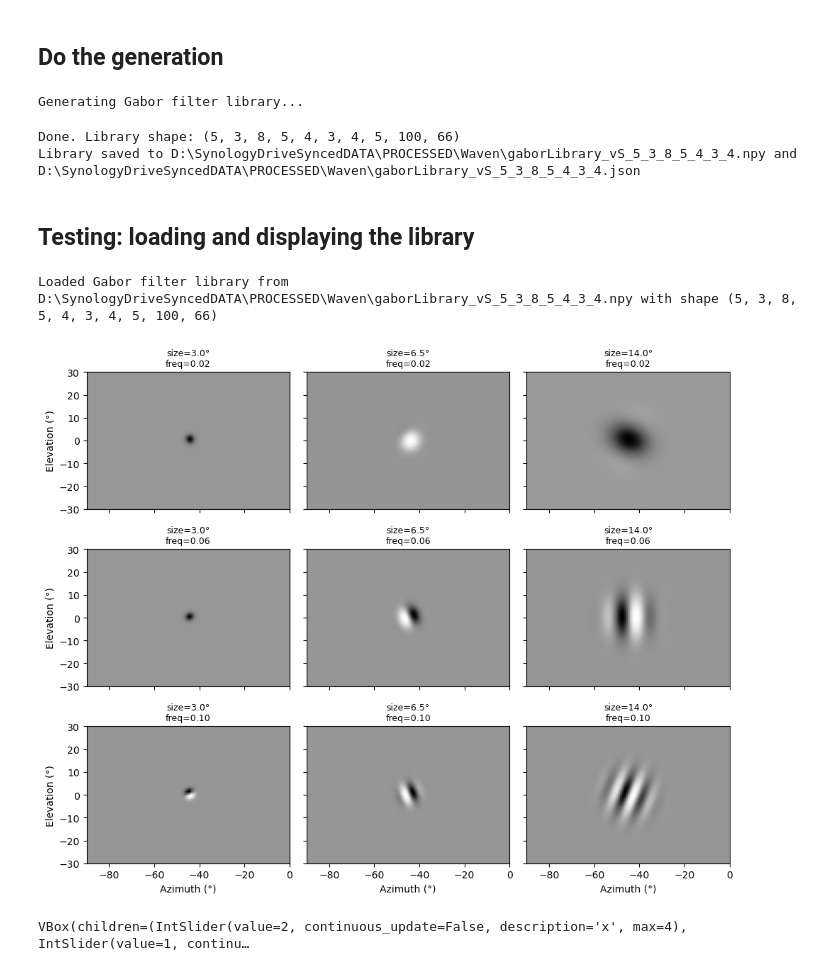
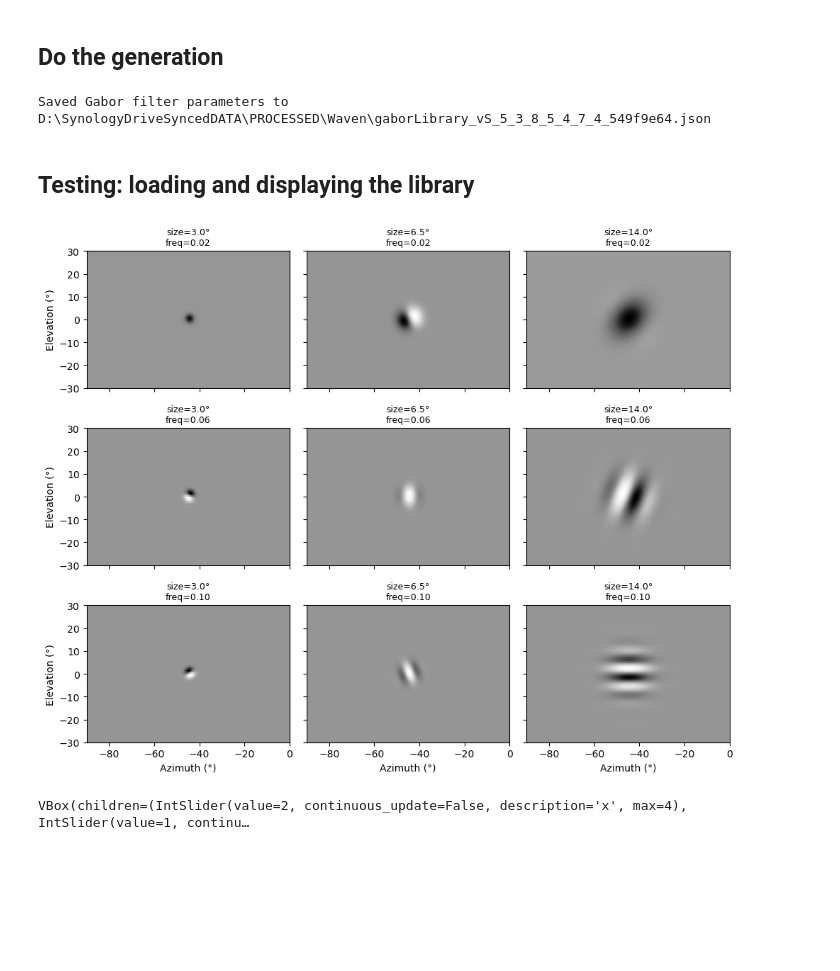
Before and after one commit to katonage/waven2, a Jupyter notebook: waven2/S2_gabor_library_generation_vS.ipynb, the cells around one changed output. Saved outputs shown, nothing was run; the diff lists cells and outputs as text; code cells hidden in the pictures; blank space fills up the shorter version.

```diff
--- a/waven2/S2_gabor_library_generation_vS.ipynb
+++ b/waven2/S2_gabor_library_generation_vS.ipynb
@@ -27,11 +29,11 @@ freq_min = .02 # minimum frequency in cycles per visual degree
 freq_max = .1 # maximum frequency in cycles per visual degree
 n_freqs = 4  # number of frequencies to generate
 
-n_phases = 2  # number of phases to generate
-phase_max = np.pi # maximum phase to generate
+n_phases = 4  # number of phases to generate
+phase_max = np.pi*2 # maximum phase to generate
 
 driftmax=5 # maximum drift speed in degrees per frame
-driftnum=1 # 2n+1 drift speeds will be generated
+driftnum=3 # 2n+1 drift speeds will be generated
 # %%
 #calculations
 az_left, az_right, el_bottom, el_top = visual_coverage
@@ -97,26 +100,23 @@ Control: Gabor resolution in visual degrees (y): 0.9, vs 1/freq_max: 10.0 degree
 path = r'D:\SynologyDriveSyncedDATA\PROCESSED\Waven'
 
 # pack parameters into a dictionary
-params=makeFilterParamDict_vS(screen_x, screen_y, screen_t, visual_coverage, full_screen_coverage, x_steps, y_steps, angles, sizes, freqs, drifts, phases)
+wavelet_params=makeFilterParamDict_vS(screen_x, screen_y, screen_t, visual_coverage, full_screen_coverage, x_steps, y_steps, angles, sizes, freqs, drifts, phases)
+_, paramname = filename_fromFilterParam(wavelet_params)
+paramspath = Path(path) / paramname
 
-# generate and save the filter library if it doesn't exist
-lib_path, sidecar_path = make_and_save_FilterLibrary_vS(path, params, force=True)
+saveFilterParamDict_vS(wavelet_params, paramspath)
+print(f"Saved Gabor filter parameters to {paramspath}")
 # %% [output]
-Generating Gabor filter library...
+Saved Gabor filter parameters to D:\SynologyDriveSyncedDATA\PROCESSED\Waven\gaborLibrary_vS_5_3_8_5_4_7_4_549f9e64.json
-Done. Library shape: (5, 3, 8, 5, 4, 3, 4, 5, 100, 66)
-Library saved to D:\SynologyDriveSyncedDATA\PROCESSED\Waven\gaborLibrary_vS_5_3_8_5_4_3_4.npy and D:\SynologyDriveSyncedDATA\PROCESSED\Waven\gaborLibrary_vS_5_3_8_5_4_3_4.json
 # %% [markdown]
 ## Testing: loading and displaying the library
 # %%
-library = np.load(lib_path, mmap_mode='r')
-print(f"Loaded Gabor filter library from {lib_path} with shape {library.shape}")
 
 # load the parameters from the sidecar JSON file
-xs, ys, angles, sizes, freqs, drifts, phases, visual_coverage, full_screen_coverage, screen_t, screen_x, screen_y = loadFilterParamDict_vS(sidecar_path)
+xs, ys, angles, sizes, freqs, drifts, phases, visual_coverage, full_screen_coverage, screen_t, screen_x, screen_y = loadFilterParamDict_vS(paramspath)
-# %% [output]
-Loaded Gabor filter library from D:\SynologyDriveSyncedDATA\PROCESSED\Waven\gaborLibrary_vS_5_3_8_5_4_3_4.npy with shape (5, 3, 8, 5, 4, 3, 4, 5, 100, 66)
 # %%
 # Displaying range of gabor filters in the library
+
 az_left, az_right, el_bottom, el_top = visual_coverage
 
 # center index in library grid
@@ -141,36 +141,36 @@ for row, freqi in enumerate(freqis):
         anglei = np.random.randint(0, len(angles))
         phasei = np.random.randint(0, len(phases))
 
-        filt = library[i, j, anglei, sizei, freqi, drifti, phasei, :, :]
+        filt = get_filter_from_params(i, j, anglei, sizei, freqi, drifti, phasei, wavelet_params)
 
         ax = axes[row, col]
 
         v = np.max(np.abs(filt))
 
         ax.imshow(
-            filt[0].T,
+            filt[filt.shape[0]//2].T,
             cmap="Greys",
             vmin=-v,
             vmax=v,
             extent=[az_left, az_right, el_bottom, el_top],
             origin="lower",
             aspect="auto"
         )
 
         ax.set_title(
             f"size={sizes[sizei]:.1f}°\nfreq={freqs[freqi]:.2f}",
             fontsize=9
         )
 
         if row == len(freqis) - 1:
             ax.set_xlabel("Azimuth (°)")
         if col == 0:
             ax.set_ylabel("Elevation (°)")
 
 plt.tight_layout()
 plt.show()
 # %% [output]
-[figure, old version]
+[figure, new version]
 # %%
 # Display an interactive widget to explore the filter library
 import numpy as np
```
Also changed, not shown: parts of 5 cells of this notebook, 5 other files.
